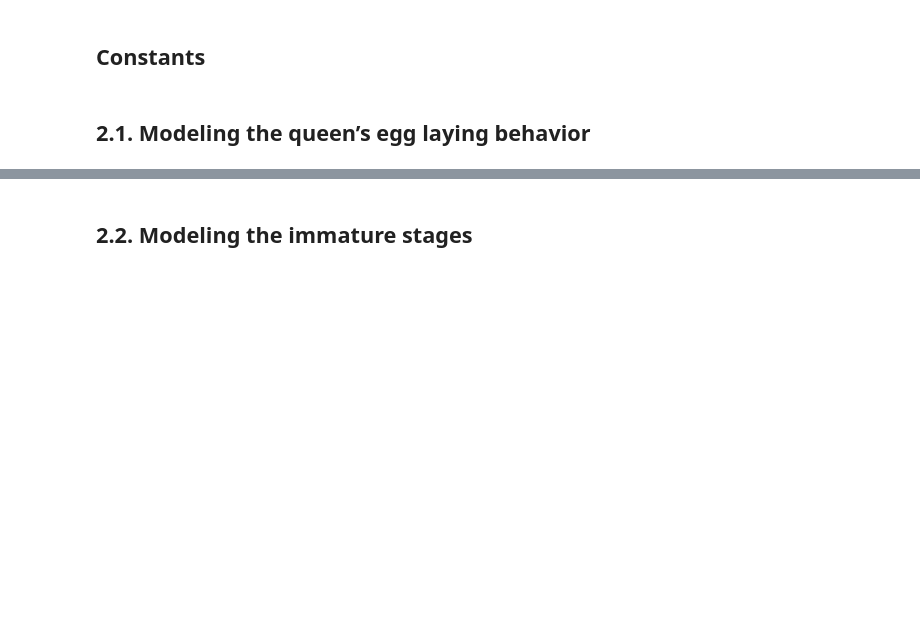
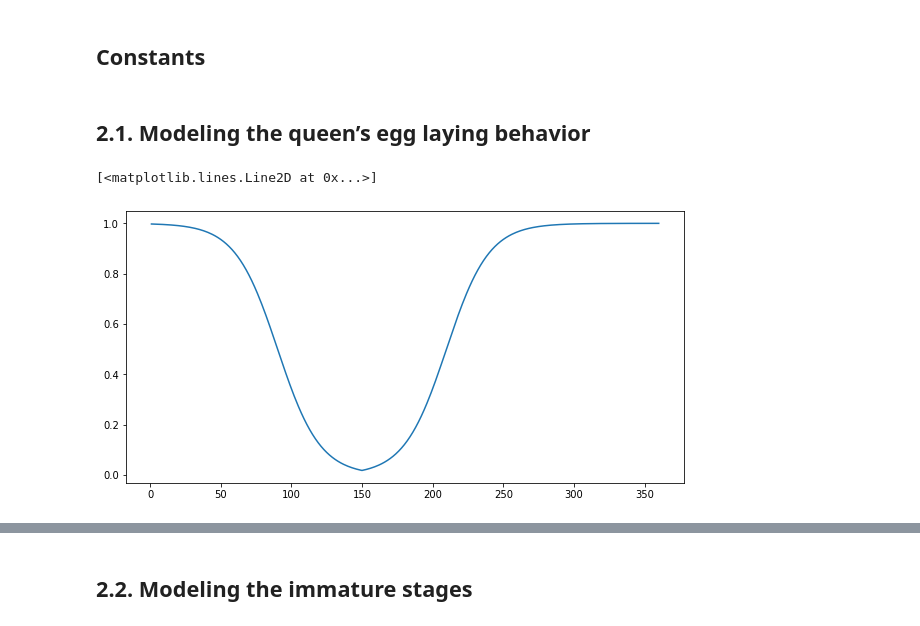
Before and after one commit to CharlieChanMeyer/HoPoMo, a Jupyter notebook: Equations.ipynb, the cells around one changed output, grey strips where cells are left out. Cells and saved outputs as stored; diff of their text form; code cells hidden in the pictures; blank space fills up the shorter version.

```diff
--- a/Equations.ipynb
+++ b/Equations.ipynb
@@ -49,4 +49,18 @@ w_hivebase = 14000 #("14,000g")
 def season(t):
     # (1)
     return max(1-(1/(1+x1*math.exp(-2*t/x2))),1/(1+x3*math.exp(-2*(t-x4)/x5)))
+# %%
+import matplotlib.pyplot as plt
+import numpy as np
+
+graph = []
+
+for i in range(360):
+    graph.append(season(i))
+
+plt.figure(figsize=(10,5))
+plt.plot(np.linspace(1,360, 360), graph)
+# %% [output]
+[<matplotlib.lines.Line2D at 0x...>]
+[figure, added]
 # %%
```
Also changed, not shown: parts of 5 cells of this notebook.
